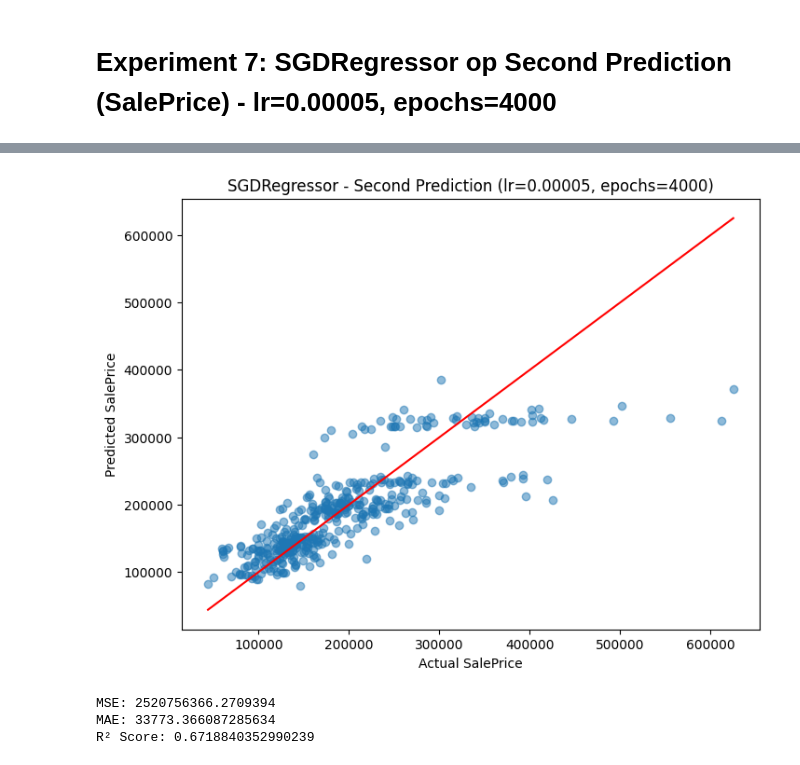
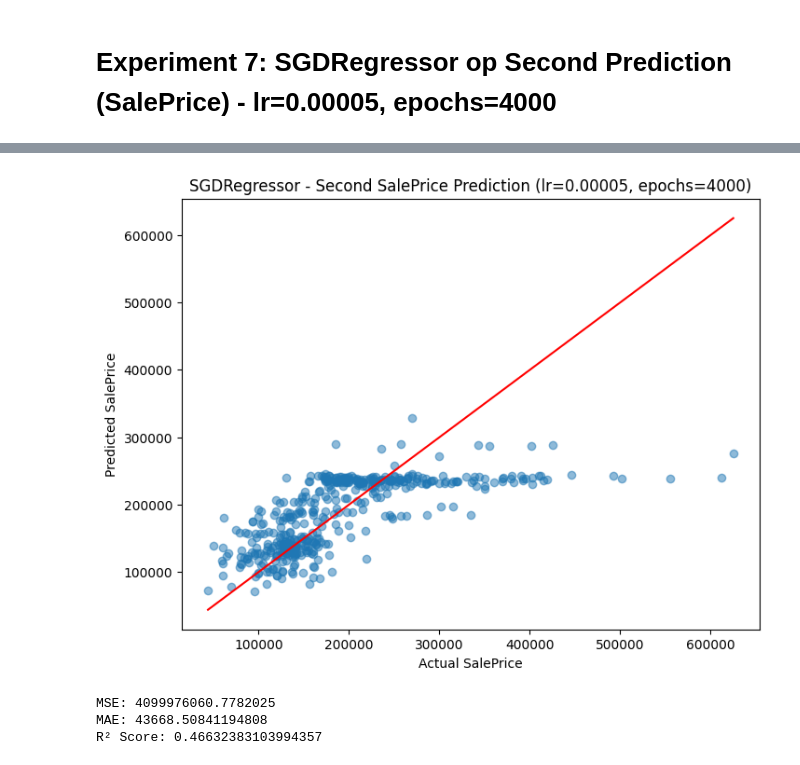
Before and after one commit to ImRoodyDev/HHS-Pyhthon-Pipeline, a Jupyter notebook: DEAI/WEEK 6/lineareregressie.ipynb, the cells around one changed output, grey strips where cells are left out. Drawn from its saved outputs; the diff is of its cells as text; code cells hidden in the pictures.

Commit message:
ML more test

```diff
--- a/DEAI/WEEK 6/lineareregressie.ipynb
+++ b/DEAI/WEEK 6/lineareregressie.ipynb
@@ -432,0 +177,24 @@ r2_score2
+# %%
+prediction_frames = []
+
+for run in results:
+    Y_test = run["split"]["Y_test"].reset_index(drop=True)
+    Y_pred = pd.Series(run["Y_pred"], name="Predicted").reset_index(drop=True)
+
+    merged = pd.DataFrame({
+        "Actual": Y_test,
+        "Predicted": Y_pred,
+    })
+
+    if run["target"] == "Full Bath":
+        merged["Actual"] = merged["Actual"].astype(int)
+        merged["Predicted"] = merged["Predicted"].astype(int)
+
+    merged["dataset_index"] = run["dataset_index"]
+    merged["target"] = run["target"]
+    merged["features"] = ", ".join(run["features"][:4]) + ("..." if len(run["features"]) > 4 else "")
+
+    prediction_frames.append(merged)
+
+predictions_all = pd.concat(prediction_frames, ignore_index=True)
+predictions_all.head(10)
@@ -464,28 +298,28 @@ prediction_df_sgd7
 # %%
 # Visualization
 plt.figure(figsize=(8, 6))
-plt.scatter(prediction_df_sgd7['SalePrice'], prediction_df_sgd7['Predicted SalePrice'], alpha=0.5)
+plt.scatter(prediction_df_sgd7["SalePrice"], prediction_df_sgd7["Predicted SalePrice"], alpha=0.5)
 
 # Plot perfect prediction line
-min_value_sgd7 = min(prediction_df_sgd7['SalePrice'].min(), prediction_df_sgd7['Predicted SalePrice'].min())
-max_value_sgd7 = max(prediction_df_sgd7['SalePrice'].max(), prediction_df_sgd7['Predicted SalePrice'].max())
-plt.plot([min_value_sgd7, max_value_sgd7], [min_value_sgd7, max_value_sgd7], color='red')
+min_value_sgd7 = min(prediction_df_sgd7["SalePrice"].min(), prediction_df_sgd7["Predicted SalePrice"].min())
+max_value_sgd7 = max(prediction_df_sgd7["SalePrice"].max(), prediction_df_sgd7["Predicted SalePrice"].max())
+plt.plot([min_value_sgd7, max_value_sgd7], [min_value_sgd7, max_value_sgd7], color="red")
 
-plt.xlabel('Actual SalePrice')
-plt.ylabel('Predicted SalePrice')
-plt.title('SGDRegressor - Second Prediction (lr=0.00005, epochs=4000)')
+plt.xlabel("Actual SalePrice")
+plt.ylabel("Predicted SalePrice")
+plt.title("SGDRegressor - Second SalePrice Prediction (lr=0.00005, epochs=4000)")
 plt.show()
 
 # Metrics
-mse_sgd7 = mean_squared_error(prediction_df_sgd7['SalePrice'], prediction_df_sgd7['Predicted SalePrice'])
-mae_sgd7 = mean_absolute_error(prediction_df_sgd7['SalePrice'], prediction_df_sgd7['Predicted SalePrice'])
-r2_sgd7 = sgd_model7.score(X_test2, y_test2)
+mse_sgd7 = mean_squared_error(prediction_df_sgd7["SalePrice"], prediction_df_sgd7["Predicted SalePrice"])
+mae_sgd7 = mean_absolute_error(prediction_df_sgd7["SalePrice"], prediction_df_sgd7["Predicted SalePrice"])
+r2_sgd7 = sgd_model7.score(X_test_sgd, Y_test_sgd)
 
 print(f"MSE: {mse_sgd7}")
 print(f"MAE: {mae_sgd7}")
 print(f"R² Score: {r2_sgd7}")
 # %% [output]
-[figure, old version]
+[figure, new version]
-MSE: 2520756366.2709394
-MAE: 33773.366087285634
-R² Score: 0.6718840352990239
+MSE: 4099976060.7782025
+MAE: 43668.50841194808
+R² Score: 0.46632383103994357
```
Also changed, not shown: parts of 59 cells of this notebook, 4 other files.
